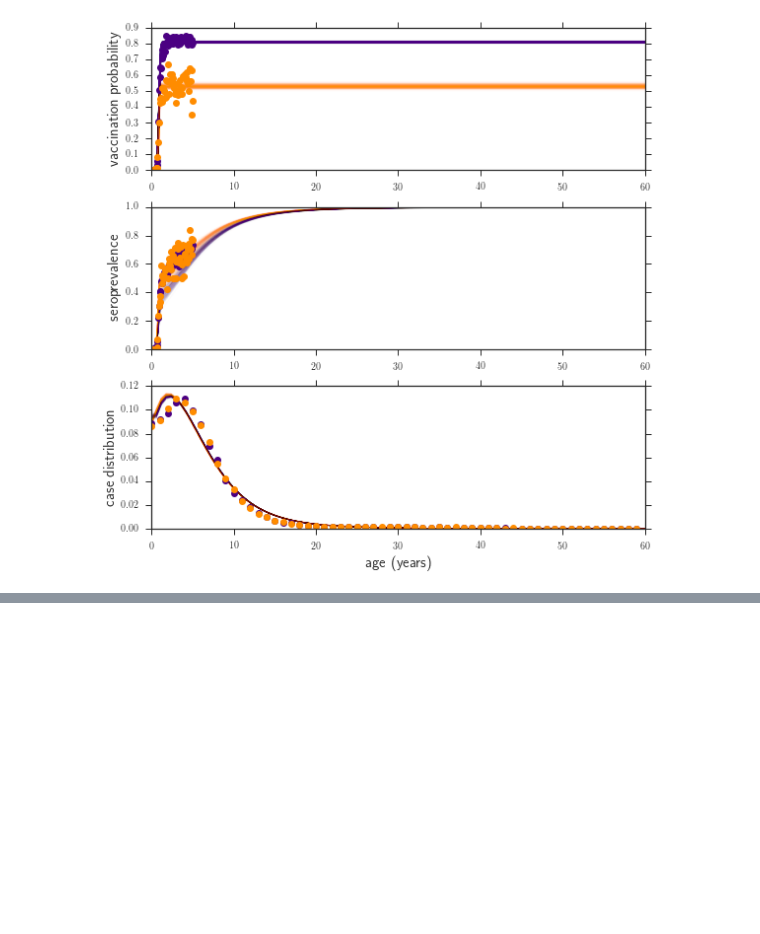
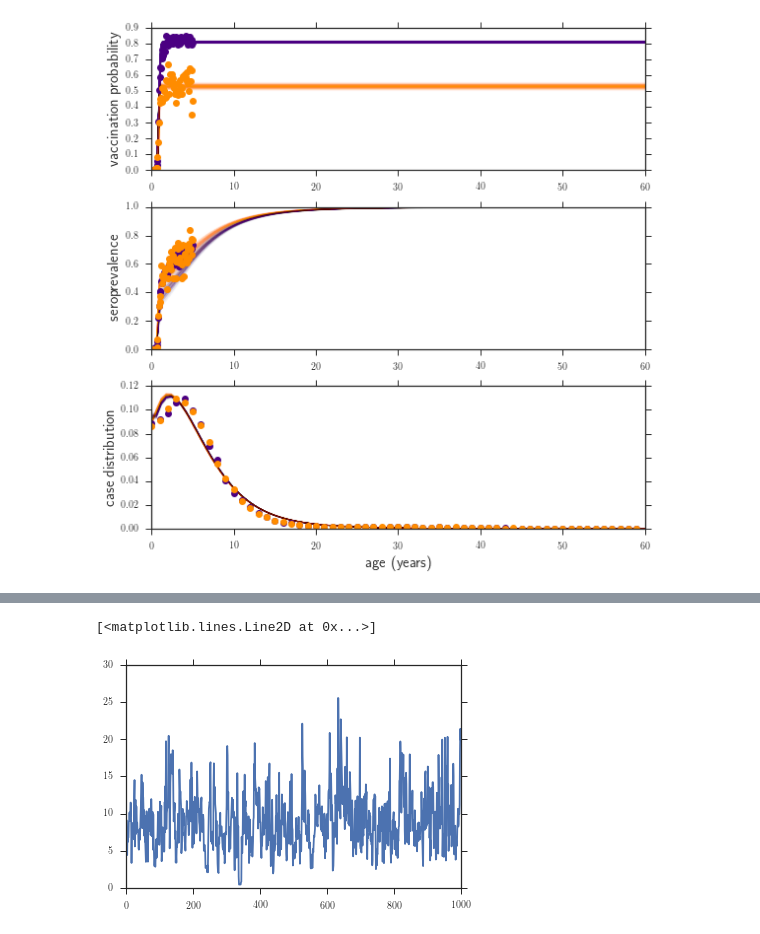
Before and after one commit to lmaesampson/CompetingRates, a Jupyter notebook: Code/Figures.ipynb, the cells around one changed output, grey strips where cells are left out. Cells and saved outputs as stored; diff of their text form; code cells hidden in the pictures; blank space fills up the shorter version.

```diff
--- a/Code/Figures.ipynb
+++ b/Code/Figures.ipynb
@@ -392,0 +483,5 @@ plt.savefig('vsc_simdata_vaxcase.pdf')
+# %%
+plt.plot(samples[-1000:,5])
+# %% [output]
+[<matplotlib.lines.Line2D at 0x...>]
+[figure, added]
```
Also changed, not shown: parts of 5 cells of this notebook, 8 other files.
